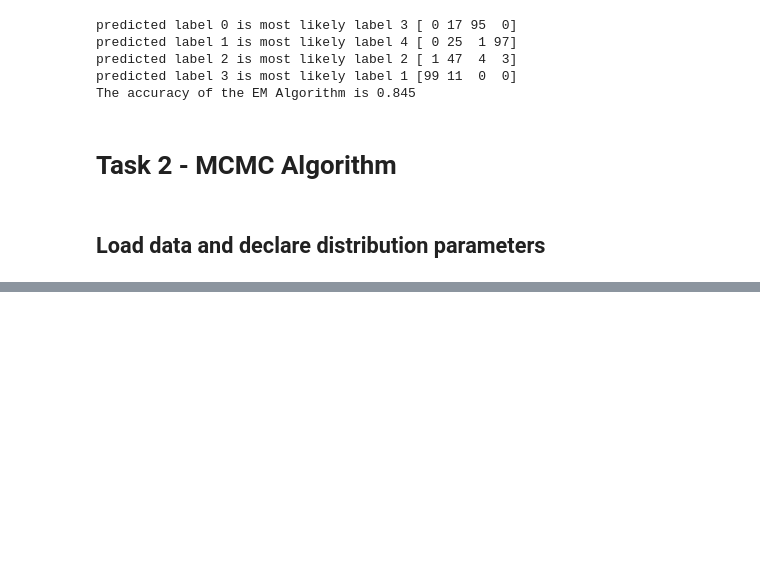
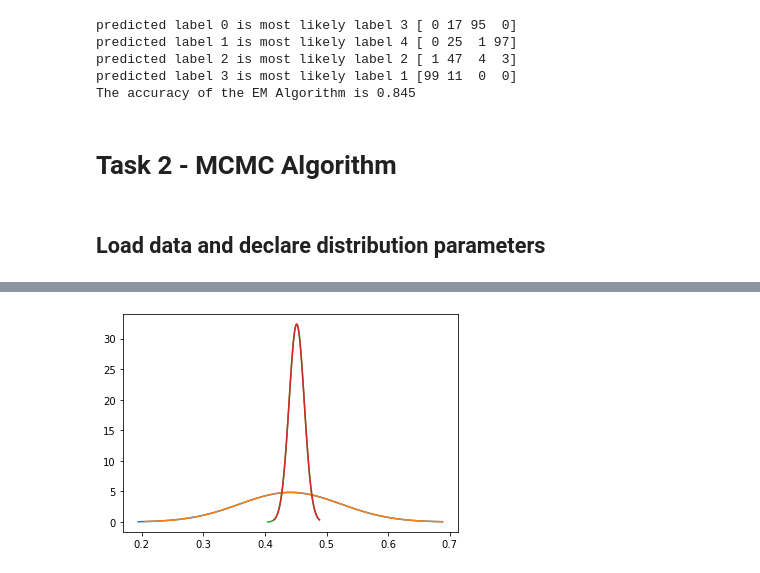
Before and after one commit to emarazz/siml_2019, a Jupyter notebook: H3/hw3.ipynb, the cells around one changed output, grey strips where cells are left out. Cells and saved outputs as stored; diff of their text form; code cells hidden in the pictures; blank space fills up the shorter version.

```diff
--- a/H3/hw3.ipynb
+++ b/H3/hw3.ipynb
@@ -179,8 +215,8 @@ The accuracy of the EM Algorithm is 0.845
 ## Load data and declare distribution parameters
 # %%
 x = np.loadtxt('./data2.txt')
-# x = (x-x.mean())/x.std()      # Standarization
-K = 4
+#x = (x-x.mean())/x.std()      # Standarization
+K = 2
 
 # Distribution parameters
 delta = np.ones(K)
@@ -196,32 +232,35 @@ m = (m - m.mean())/m.sum()
 # %%
 %reload_ext autoreload
 np.random.seed(6)
-n_iter =
+n_iter = 10000
 
 # 1. Set initials values rho, mu, phi
 rho = np.random.dirichlet(np.ones(K))   # Dirichlet distribution - impose uniform prior
 mu = np.random.randn(K)                 # Normal distribution normalized
-mu = (mu - mu.mean())/mu.sum()
-phi = np.random.gamma(1,size=(K))       # Gamma distribution
+# mu = (mu - mu.mean())/mu.sum()
+phi = np.random.gamma(a/2,b/2,size=(K))       # Gamma distribution
+
 
 for i in range(n_iter):
     # 2. Update z sampling z^(j+1)
     z = np.argmax(p_zi_xi(x,rho,mu,phi),axis=1)
-    nk = np.sum(z.reshape(-1,1) == np.arange(4), axis=0)    # calculate nk for each k
+    nk = np.sum(z.reshape(-1,1) == np.arange(K), axis=0)    # calculate nk for each k
 
     # 3. Update rho sampling from rho^(j+1)
     delta_conj = delta + nk                     # Delta conjugate
-    rho = np.argmax(dirichlet_d(delta_conj))    # TO DO
+    rho = np.random.dirichlet(delta_conj)    # TO DO
 
     # 4. Update phi sampling from phi^(j+1)
     a_conj = a + nk
     one_hot = np.identity(K)[z].astype(bool)
     b_conj = b + np.array([np.power(x[one_hot[:,k]]-mu[k], 2).sum() for k in range(K)])
-    phi = gamma_d(phi, a_conj/2, b_conj/2)
+    phi = np.random.gamma(a_conj/2,b_conj/2,size=(K))
 
     # 5. Update mu sampling from mu^(j+1)
     alpha_conj = alpha + nk
     x_mean = np.array([x[one_hot[:,k]].mean() for k in range(K)])
     x_mean[np.isnan(x_mean)] = 0
     m_conj = (alpha*m + nk*x_mean)/(alpha + nk)
-    mu = normal_d(mu, m_conj, 1/(alpha_conj*phi))
+    # print(m_conj.shape)
+    mu = np.sqrt(1/(alpha_conj*phi)) * np.random.randn(K) + m_conj
+    # print(mu.shape)
@@ -271,0 +279,19 @@ w.shape
+# %%
+import scipy.stats as stats
+import math
+
+mu_p = mu[0]
+variance = 1/phi[0]
+sigma = math.sqrt(variance)
+x = np.linspace(mu - 3*sigma, mu_p + 3*sigma, 100)
+plt.plot(x, stats.norm.pdf(x, mu_p, sigma))
+
+mu_p = mu[1]
+variance = 1/phi[1]
+sigma = math.sqrt(variance)
+x = np.linspace(mu - 3*sigma, mu_p + 3*sigma, 100)
+plt.plot(x, stats.norm.pdf(x, mu_p, sigma))
+
+plt.show()
+# %% [output]
+[figure, added]
```
Also changed, not shown: parts of 13 cells of this notebook, 1 other file.
